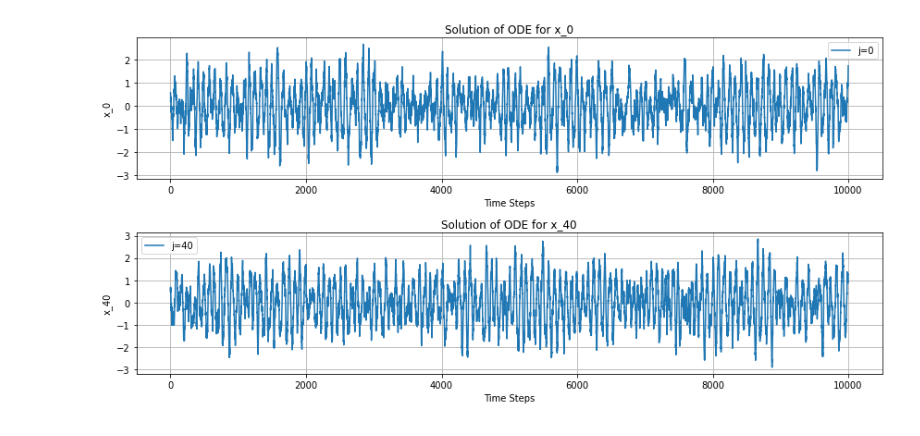
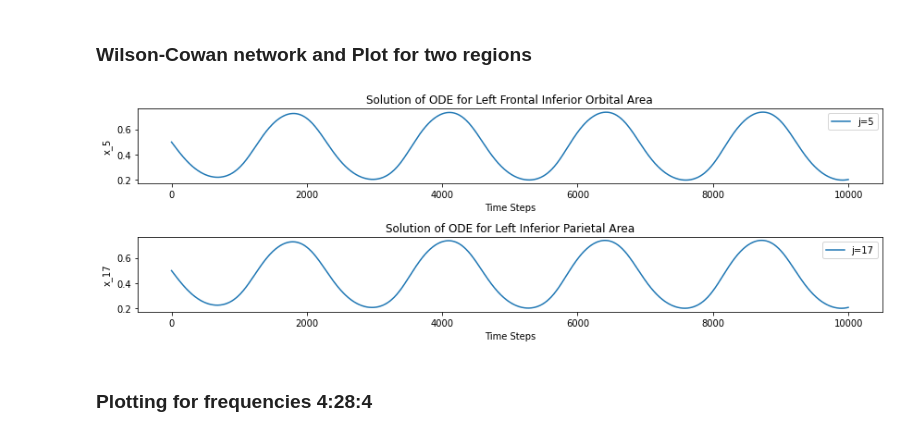
Before and after one commit to shayan823/Deco-Group-1A, a Jupyter notebook: PythonNotebooks/network.ipynb, the cells around one changed output. Drawn from its saved outputs; the diff is of its cells as text; code cells hidden in the pictures.

Commit message:
wilson cowan network & plot

```diff
--- a/PythonNotebooks/network.ipynb
+++ b/PythonNotebooks/network.ipynb
@@ -26,3 +8,5 @@ mat
 # %%
 C = mat['C']
 C.shape
+alpha = 0.2
+C = alpha * C / np.max(C)
@@ -96,0 +86,2 @@ x_values, y_values = solve_ode_network(num_steps, dt, a, omega, beta, C)
+# %% [markdown]
+### Wilson-Cowan network and Plot for two regions
@@ -97,20 +128,31 @@ x_values, y_values = solve_ode_network(num_steps, dt, a, omega, beta, C)
 # %%
-f = 12
-j = np.array([0, 40])
-fig, axes = plt.subplots(len(j), 1, figsize=(12, len(j)*3))
+# Example usage:
+num_steps = 10000  # for example
+dt = 0.01  # time step
+pi = -1  # intrinsic dynamics parameters for each neuron
+beta = 0  # noise level
 
-for i in range(len(j)):
-    axes[i].plot(x_values[:,j[i]], label=f'j={j[i]}')
+# Solve the Wilson-Cowan ODEs
+e_values, i_values = wc_ode_network(pi, num_steps, dt, beta, C, G=0.01)
+
+region_names = {5: 'Left Frontal Inferior Orbital Area', 17: 'Left Inferior Parietal Area'}
+j = np.array([5, 17])
+fig, axes = plt.subplots(len(j), 1, figsize=(12, len(j)*2))
+
+for i, region_index in enumerate(j):
+    region_name = region_names.get(region_index, f'Region {region_index}')
+    axes[i].plot(e_values[:, region_index], label=f'j={region_index}')
     axes[i].set_xlabel('Time Steps')
-    axes[i].set_ylabel(f'x_{j[i]}')
-    axes[i].set_title(f'Solution of ODE for x_{j[i]}')
+    axes[i].set_ylabel(f'x_{region_index}')
+    axes[i].set_title(f'Solution of ODE for {region_name}')
     axes[i].legend()
-    axes[i].grid(True)
 
-plt.savefig(f"../Plots/python_plots/carrier_frequency_plots/beta={beta}_f={f}.png")
 plt.tight_layout()
+plt.show()
 # %% [output]
-[figure, old version]
+[figure, new version]
+# %% [markdown]
+### Plotting for frequencies 4:28:4
 # %%
 def plot_signals_for_frequencies(num_steps, dt, a, beta, C, G=0.5):
     frequencies = range(4, 30, 4)  # From 4 to 28, step by 4
```
Also changed, not shown: parts of 10 cells of this notebook.
